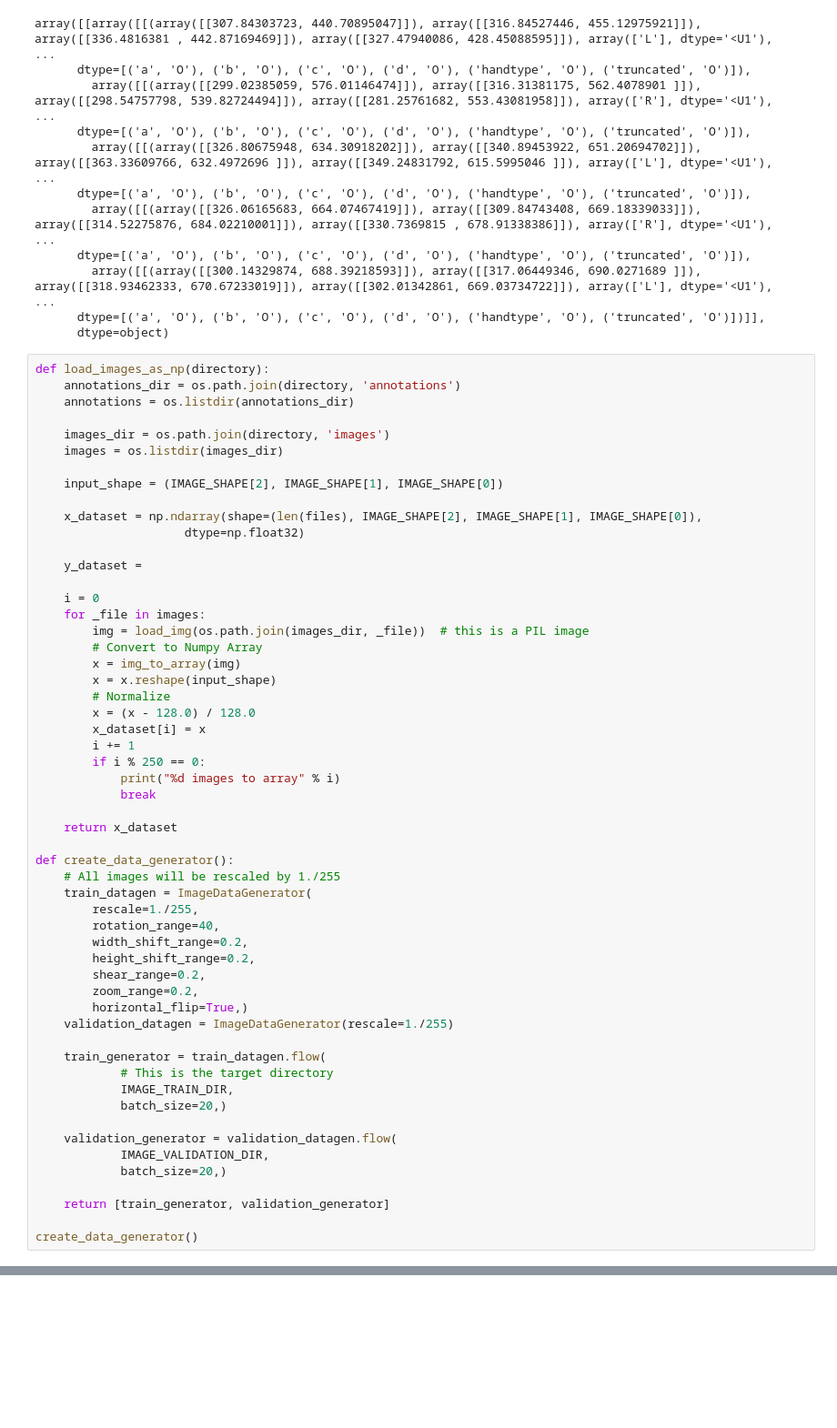
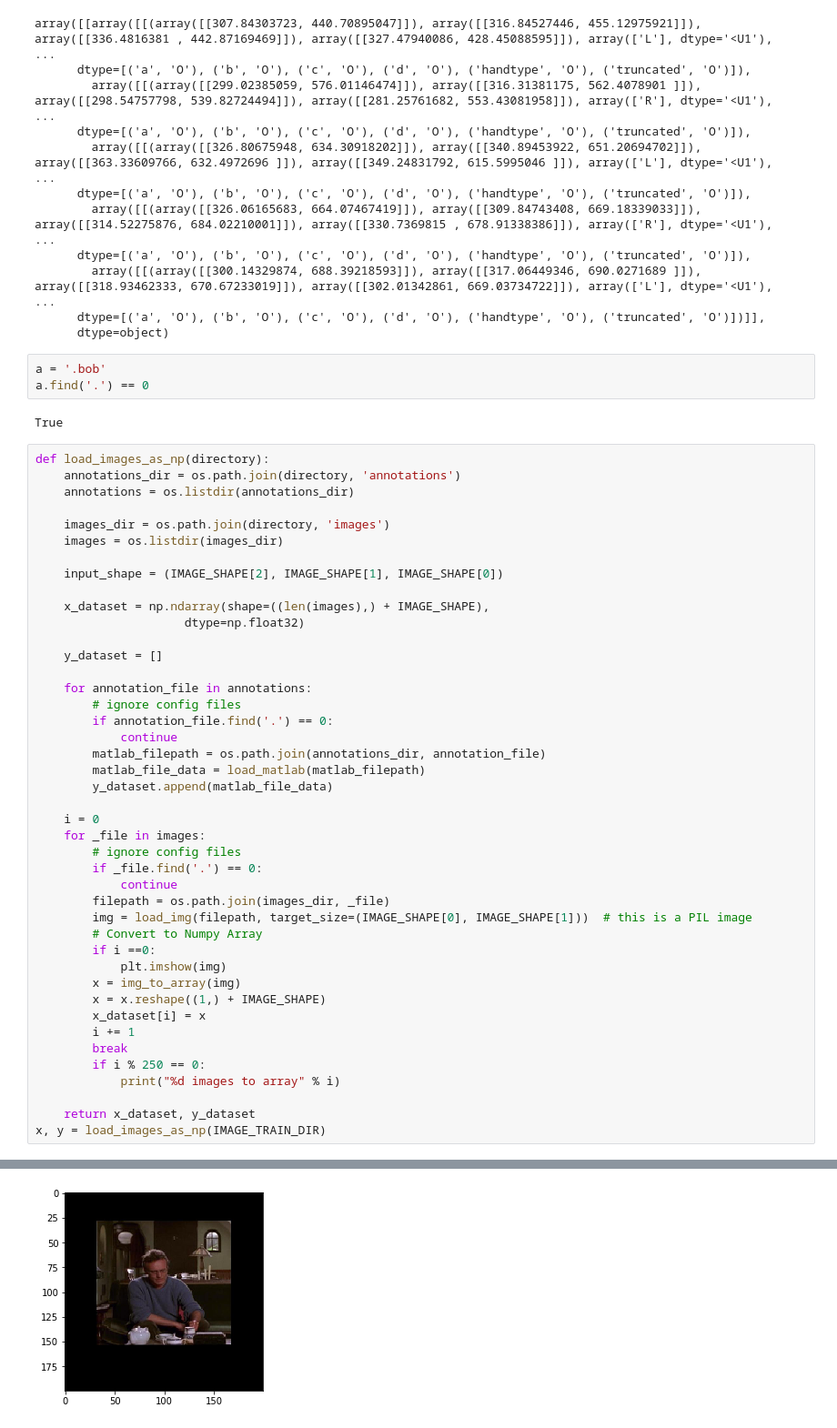
Before and after one commit to kjprice/smu-capstone, a Jupyter notebook: notebooks/Hands_localization.ipynb, the cells around one changed output, grey strips where cells are left out. Shown at 91% size. Saved outputs shown, nothing was run; the diff lists cells and outputs as text; blank space fills up the shorter version.

Commit message:
Successfully load images as array

```diff
--- a/notebooks/Hands_localization.ipynb
+++ b/notebooks/Hands_localization.ipynb
@@ -94,6 +102,11 @@ array([[array([[(array([[307.84303723, 440.70895047]]), array([[316.84527446, 45
         array([[(array([[300.14329874, 688.39218593]]), array([[317.06449346, 690.0271689 ]]), array([[318.93462333, 670.67233019]]), array([[302.01342861, 669.03734722]]), array(['L'], dtype='<U1'),  ...
       dtype=[('a', 'O'), ('b', 'O'), ('c', 'O'), ('d', 'O'), ('handtype', 'O'), ('truncated', 'O')])]],
       dtype=object)
+# %%
+a = '.bob'
+a.find('.') == 0
+# %% [output]
+True
 # %%
 def load_images_as_np(directory):
     annotations_dir = os.path.join(directory, 'annotations')
@@ -104,49 +117,37 @@ def load_images_as_np(directory):
 
     input_shape = (IMAGE_SHAPE[2], IMAGE_SHAPE[1], IMAGE_SHAPE[0])
 
-    x_dataset = np.ndarray(shape=(len(files), IMAGE_SHAPE[2], IMAGE_SHAPE[1], IMAGE_SHAPE[0]),
+    x_dataset = np.ndarray(shape=((len(images),) + IMAGE_SHAPE),
                      dtype=np.float32)
 
-    y_dataset =
+    y_dataset = []
+
+    for annotation_file in annotations:
+        # ignore config files
+        if annotation_file.find('.') == 0:
+            continue
+        matlab_filepath = os.path.join(annotations_dir, annotation_file)
+        matlab_file_data = load_matlab(matlab_filepath)
+        y_dataset.append(matlab_file_data)
 
     i = 0
     for _file in images:
-        img = load_img(os.path.join(images_dir, _file))  # this is a PIL image
+        # ignore config files
+        if _file.find('.') == 0:
+            continue
+        filepath = os.path.join(images_dir, _file)
+        img = load_img(filepath, target_size=(IMAGE_SHAPE[0], IMAGE_SHAPE[1]))  # this is a PIL image
         # Convert to Numpy Array
+        if i ==0:
+            plt.imshow(img)
         x = img_to_array(img)
-        x = x.reshape(input_shape)
-        # Normalize
-        x = (x - 128.0) / 128.0
+        x = x.reshape((1,) + IMAGE_SHAPE)
         x_dataset[i] = x
         i += 1
+        break
         if i % 250 == 0:
             print("%d images to array" % i)
-            break
 
-    return x_dataset
-
-def create_data_generator():
-    # All images will be rescaled by 1./255
-    train_datagen = ImageDataGenerator(
-        rescale=1./255,
-        rotation_range=40,
-        width_shift_range=0.2,
-        height_shift_range=0.2,
-        shear_range=0.2,
-        zoom_range=0.2,
-        horizontal_flip=True,)
-    validation_datagen = ImageDataGenerator(rescale=1./255)
-
-    train_generator = train_datagen.flow(
-            # This is the target directory
-            IMAGE_TRAIN_DIR,
-            batch_size=20,)
-
-    validation_generator = validation_datagen.flow(
-            IMAGE_VALIDATION_DIR,
-            batch_size=20,)
-
-    return [train_generator, validation_generator]
-
-create_data_generator()
+    return x_dataset, y_dataset
+x, y = load_images_as_np(IMAGE_TRAIN_DIR)
 # %% [output]
@@ -153,0 +154 @@ SyntaxError: invalid syntax (<ipython-input-8-12492b45f9a1>, line 13)
+[figure, added]
```
Also changed, not shown: parts of 5 cells of this notebook.
